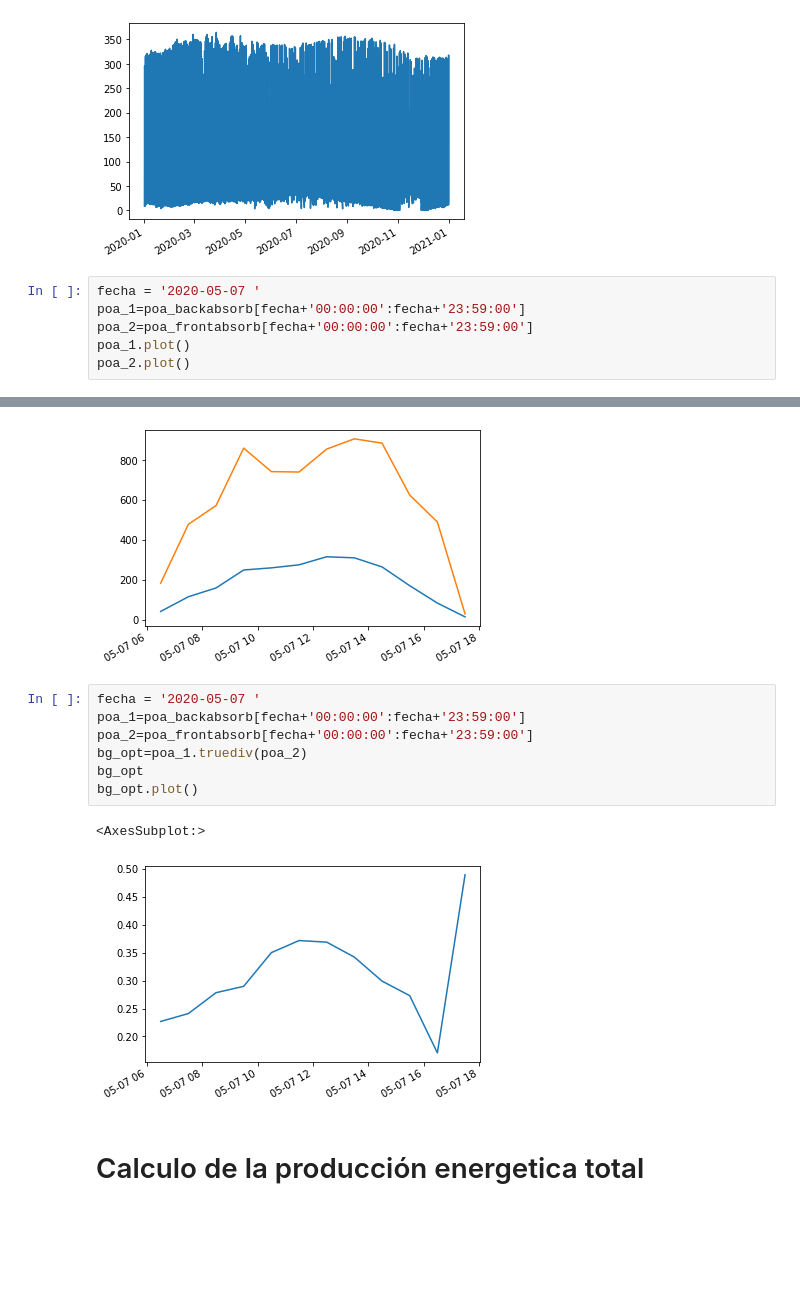
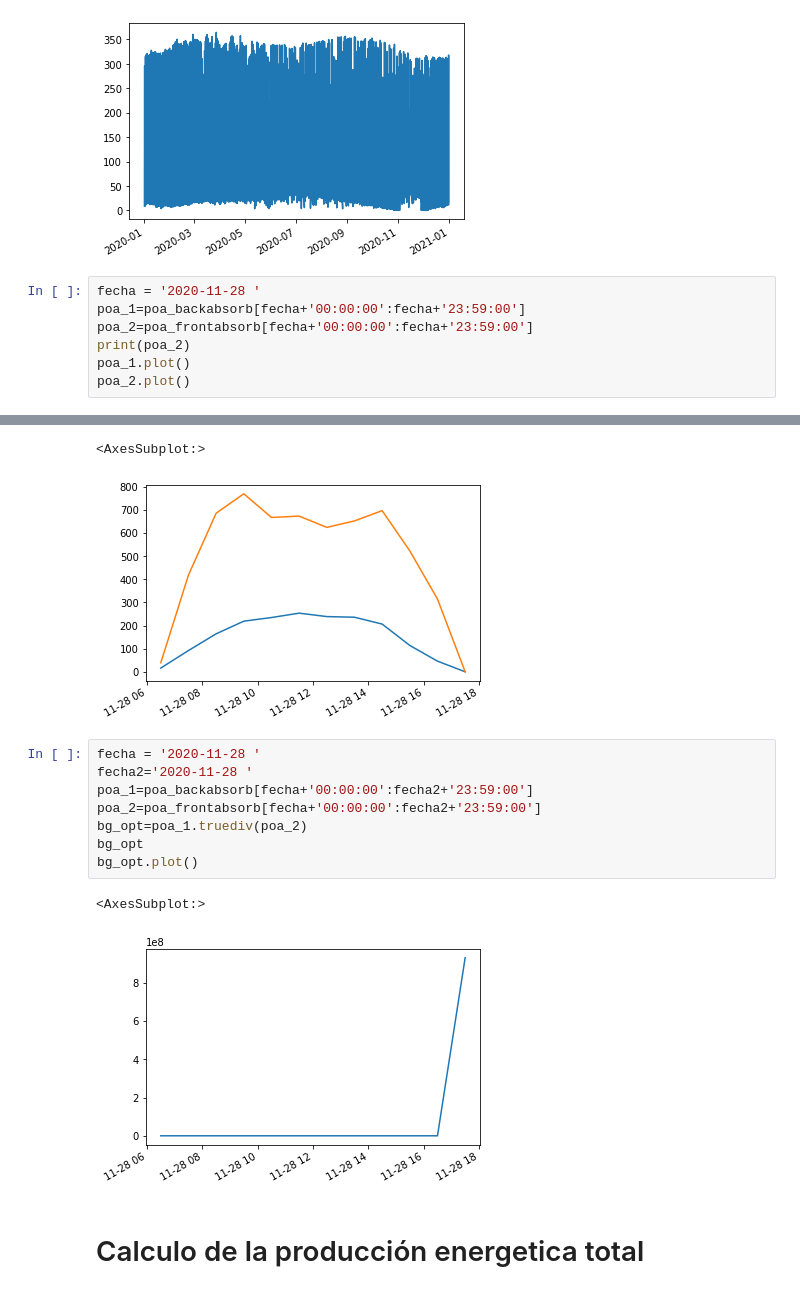
Before and after one commit to BifacialPV/Proyecto-de-grado, a Jupyter notebook: Codigo_Personal/Codigo_Base.ipynb, the cells around one changed output, grey strips where cells are left out. Saved outputs shown, nothing was run; the diff lists cells and outputs as text; blank space fills up the shorter version.

```diff
--- a/Codigo_Personal/Codigo_Base.ipynb
+++ b/Codigo_Personal/Codigo_Base.ipynb
@@ -221,9 +244,10 @@ poa_backabsorb.plot()
 <AxesSubplot:>
 [figure]
 # %%
-fecha = '2020-05-07 '
+fecha = '2020-11-28 '
 poa_1=poa_backabsorb[fecha+'00:00:00':fecha+'23:59:00']
 poa_2=poa_frontabsorb[fecha+'00:00:00':fecha+'23:59:00']
+print(poa_2)
 poa_1.plot()
 poa_2.plot()
 # %% [output]
@@ -231,14 +267,16 @@ poa_2.plot()
+<AxesSubplot:>
-[figure, old version]
+[figure, new version]
 # %%
-fecha = '2020-05-07 '
-poa_1=poa_backabsorb[fecha+'00:00:00':fecha+'23:59:00']
-poa_2=poa_frontabsorb[fecha+'00:00:00':fecha+'23:59:00']
+fecha = '2020-11-28 '
+fecha2='2020-11-28 '
+poa_1=poa_backabsorb[fecha+'00:00:00':fecha2+'23:59:00']
+poa_2=poa_frontabsorb[fecha+'00:00:00':fecha2+'23:59:00']
 bg_opt=poa_1.truediv(poa_2)
 bg_opt
 bg_opt.plot()
 # %% [output]
 <AxesSubplot:>
-[figure, old version]
+[figure, new version]
 # %% [markdown]
 # Calculo de la producción energetica total
 # %%
```
Also changed, not shown: parts of 7 cells of this notebook, 1 other file.
